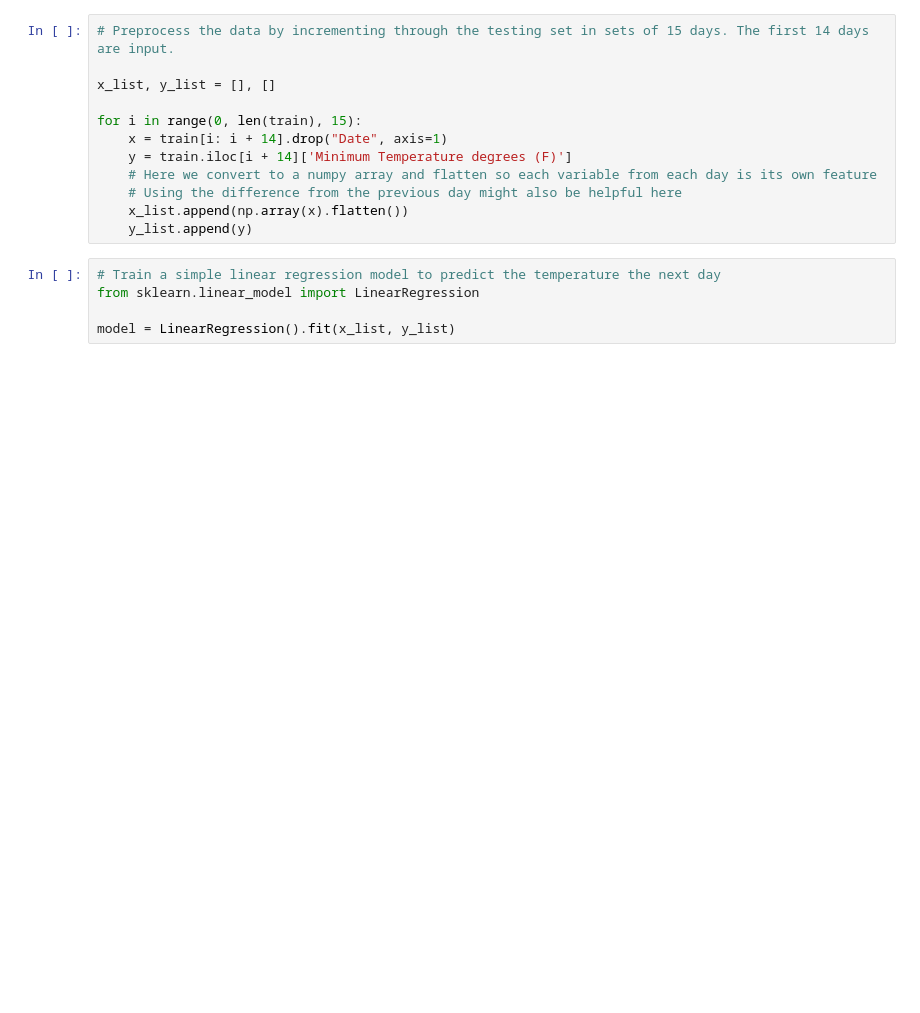
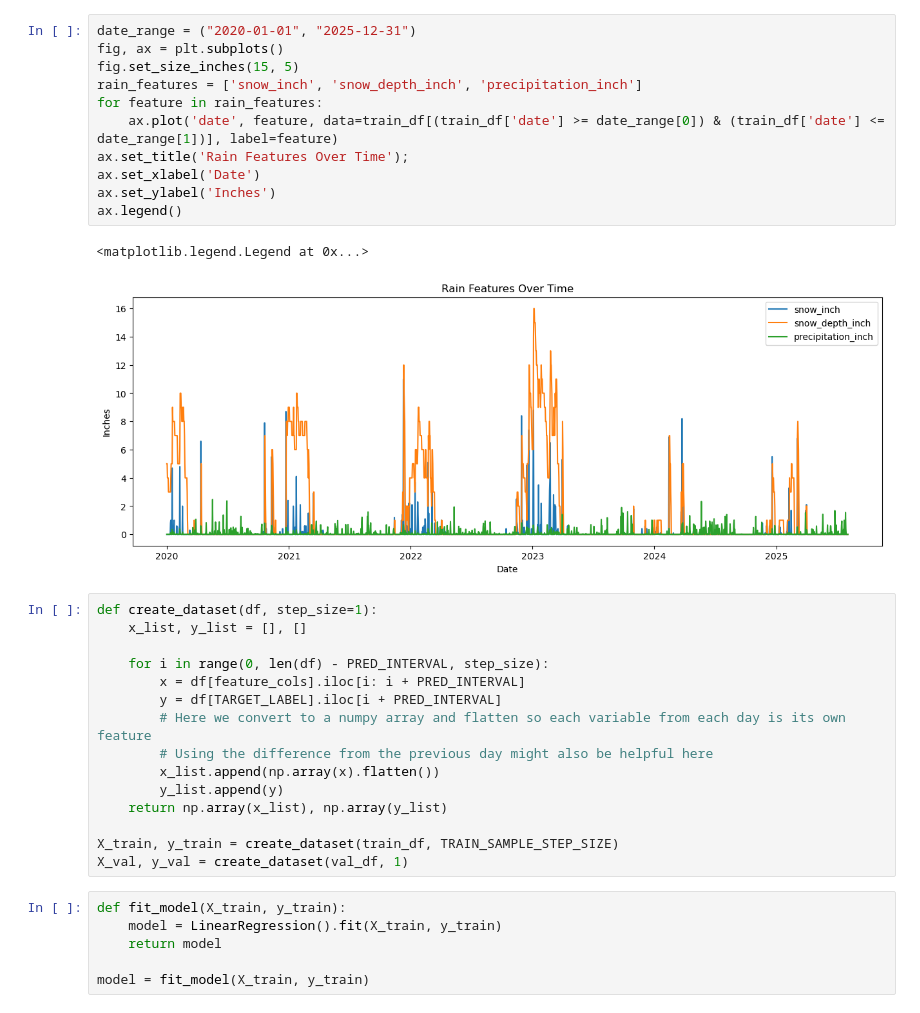
Before and after one commit to Mikael-Lenander/weather-prediction, a Jupyter notebook: weather_prediciton.ipynb, the cells around one changed output. Saved outputs shown, nothing was run; the diff lists cells and outputs as text; blank space fills up the shorter version.

```diff
--- a/weather_prediciton.ipynb
+++ b/weather_prediciton.ipynb
@@ -18,17 +72,35 @@ for df in [train, test]:
+# %%
+date_range = ("2020-01-01", "2025-12-31")
+fig, ax = plt.subplots()
+fig.set_size_inches(15, 5)
+rain_features = ['snow_inch', 'snow_depth_inch', 'precipitation_inch']
+for feature in rain_features:
+    ax.plot('date', feature, data=train_df[(train_df['date'] >= date_range[0]) & (train_df['date'] <= date_range[1])], label=feature)
+ax.set_title('Rain Features Over Time');
+ax.set_xlabel('Date')
+ax.set_ylabel('Inches')
+ax.legend()
+# %% [output]
+<matplotlib.legend.Legend at 0x...>
+[figure, added]
 # %%
-# Preprocess the data by incrementing through the testing set in sets of 15 days. The first 14 days are input.
+def create_dataset(df, step_size=1):
+    x_list, y_list = [], []
 
-x_list, y_list = [], []
+    for i in range(0, len(df) - PRED_INTERVAL, step_size):
+        x = df[feature_cols].iloc[i: i + PRED_INTERVAL]
+        y = df[TARGET_LABEL].iloc[i + PRED_INTERVAL]
+        # Here we convert to a numpy array and flatten so each variable from each day is its own feature
+        # Using the difference from the previous day might also be helpful here
+        x_list.append(np.array(x).flatten())
+        y_list.append(y)
+    return np.array(x_list), np.array(y_list)
 
-for i in range(0, len(train), 15):
-    x = train[i: i + 14].drop("Date", axis=1)
-    y = train.iloc[i + 14]['Minimum Temperature degrees (F)']
-    # Here we convert to a numpy array and flatten so each variable from each day is its own feature
-    # Using the difference from the previous day might also be helpful here
-    x_list.append(np.array(x).flatten())
-    y_list.append(y)
+X_train, y_train = create_dataset(train_df, TRAIN_SAMPLE_STEP_SIZE)
+X_val, y_val = create_dataset(val_df, 1)
-# %%
-# Train a simple linear regression model to predict the temperature the next day
-from sklearn.linear_model import LinearRegression
-
-model = LinearRegression().fit(x_list, y_list)
+# %%
+def fit_model(X_train, y_train):
+    model = LinearRegression().fit(X_train, y_train)
+    return model
+
+model = fit_model(X_train, y_train)
```
Also changed, not shown: parts of 12 cells of this notebook.
